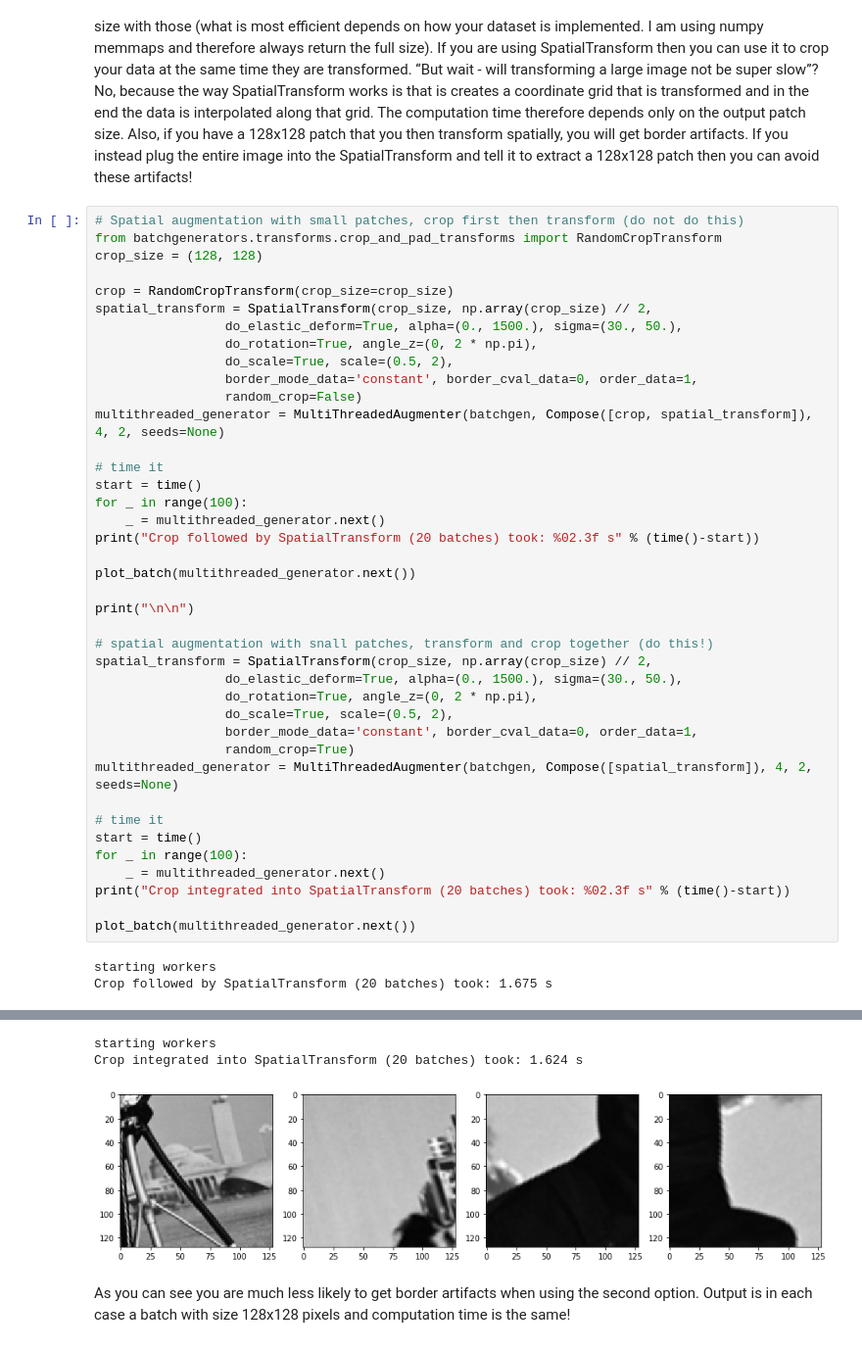
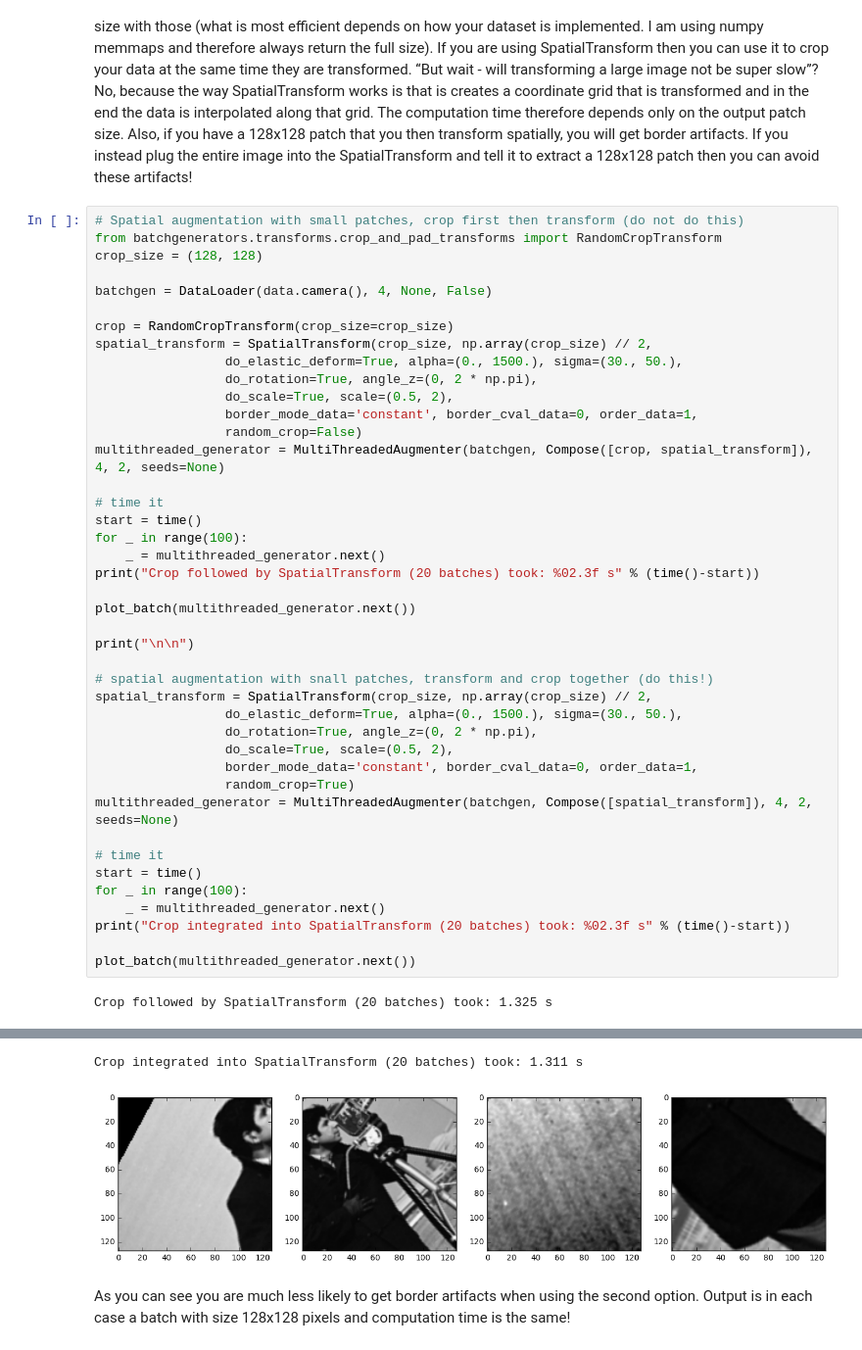
Before and after one commit to MIC-DKFZ/batchgenerators, a Jupyter notebook: batchgenerators/examples/example_ipynb.ipynb, the cells around one changed output, grey strips where cells are left out. Shown at 98% size. Saved outputs shown, nothing was run; the diff lists cells and outputs as text.

```diff
--- a/batchgenerators/examples/example_ipynb.ipynb
+++ b/batchgenerators/examples/example_ipynb.ipynb
@@ -162,6 +159,8 @@ Usually when you train you need an input patch of a specific size. This is espec
 # Spatial augmentation with small patches, crop first then transform (do not do this)
 from batchgenerators.transforms.crop_and_pad_transforms import RandomCropTransform
 crop_size = (128, 128)
+
+batchgen = DataLoader(data.camera(), 4, None, False)
 
 crop = RandomCropTransform(crop_size=crop_size)
 spatial_transform = SpatialTransform(crop_size, np.array(crop_size) // 2,
@@ -199,5 +198,4 @@ print("Crop integrated into SpatialTransform (20 batches) took: %02.3f s" % (tim
 
 plot_batch(multithreaded_generator.next())
 # %% [output]
-starting workers
-Crop followed by SpatialTransform (20 batches) took: 1.675 s
+Crop followed by SpatialTransform (20 batches) took: 1.325 s
@@ -205,5 +203,4 @@ Crop followed by SpatialTransform (20 batches) took: 1.675 s
-starting workers
-Crop integrated into SpatialTransform (20 batches) took: 1.624 s
+Crop integrated into SpatialTransform (20 batches) took: 1.311 s
-[figure, old version]
+[figure, new version]
 # %% [markdown]
 As you can see you are much less likely to get border artifacts when using the second option. Output is in each case a batch with size 128x128 pixels and computation time is the same!
```
Also changed, not shown: parts of 11 cells of this notebook, 3 other files.
